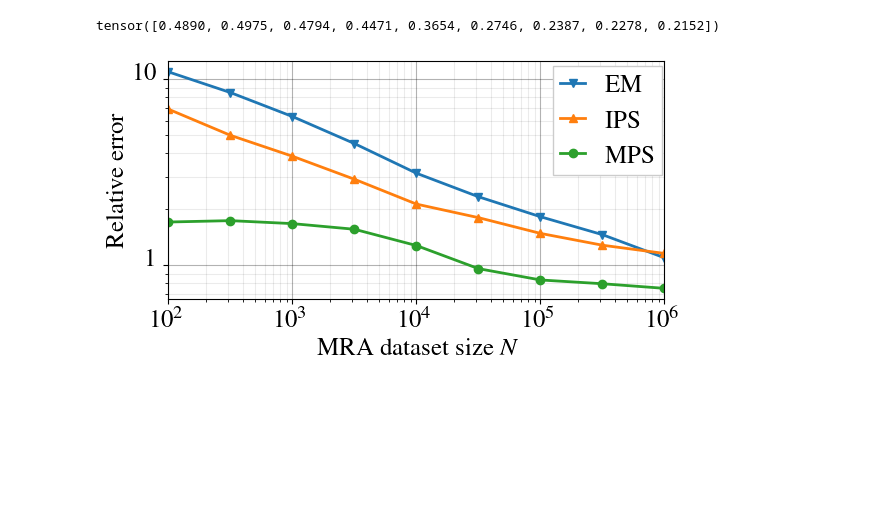
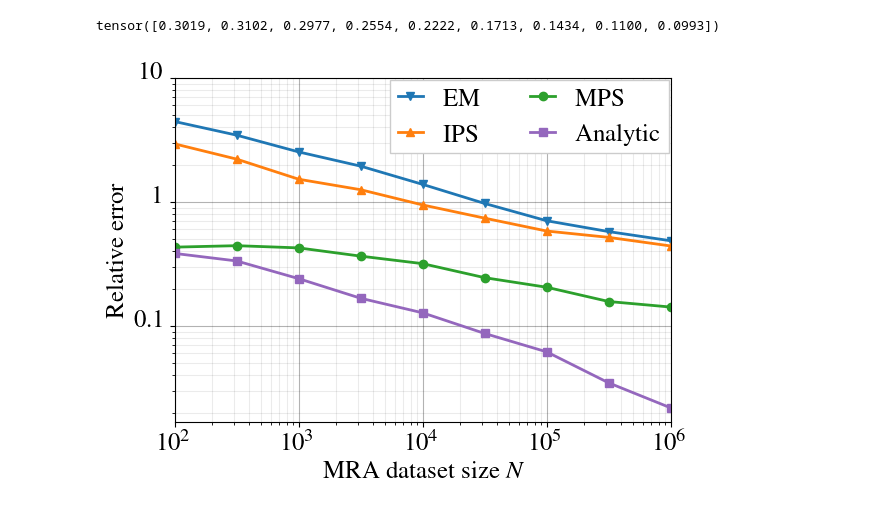
Before and after one commit to lepamacka/MRA_signalrecovery, a Jupyter notebook: src/major_plotting.ipynb, the cells around one changed output. Saved outputs shown, nothing was run; the diff lists cells and outputs as text; code cells hidden in the pictures; blank space fills up the shorter version.

```diff
--- a/src/major_plotting.ipynb
+++ b/src/major_plotting.ipynb
@@ -24,10 +24,11 @@ learned_model_type = "conv" # "conv", "mlp"
 hidden_layers = 8
 hidden_dim = 4
 embed_dim = 64
-signal_sampler_type = "bell" # "hat", "loop", "mlt", "bell"
+signal_sampler_type = "hat" # "hat", "loop", "mlt", "bell"
+type_addendum = ""
 # type_addendum = "_2"
-type_addendum = "_(big)"
-signal_scale = 3.0
+# type_addendum = "_(big)"
+signal_scale = 1.0
 signal_center = True
 
 use_alt_posterior = False
@@ -92,7 +93,7 @@ for M in M_vals:
         LOAD_PATH = MODEL_PATH+f"runs/{signal_sampler_type}{type_addendum}/{M}_samples/run_{loadidx}/"
         LOAD_PATH_2 = MODEL_PATH_2+f"runs/{alt_signal_sampler_typ}/{M}_samples/run_{loadidx}/"
         if not os.path.exists(LOAD_PATH):
-            raise ValueError
+            raise ValueError(f"Path does not exist:{LOAD_PATH}")
         aligned_posterior_est_list.append(torch.load(
             LOAD_PATH+"aligned_posterior_est_list.pt",
             map_location=torch.device('cpu'),
@@ -156,6 +157,9 @@ signal_EM_rmsds = torch.stack(signal_EM_rmsds).to(device)
 if use_alt_posterior:
     aligned_posterior2_ests = torch.stack(aligned_posterior2_ests).to(device)
     posterior2_est_rmsds = torch.stack(posterior2_est_rmsds).to(device)
+# %%
+if signal_sampler_type == "hat":
+    analytic_relative_errors = torch.load(MODEL_PATH+f"runs/{signal_sampler_type}{type_addendum}/" + "analytic_relative_errors.pt", map_location=torch.device('cpu'))
 # %%
 posterior_est_diffnorm_avg = posterior_est_rmsds.mean(dim=1)
 signal_IPS_diffnorm_avg = signal_IPS_rmsds.mean(dim=1)
@@ -174,7 +178,7 @@ print(posterior_est_diffnorm_avg)
 if use_alt_posterior:
     print(posterior2_est_diffnorm_avg)
 # %% [output]
-tensor([0.4890, 0.4975, 0.4794, 0.4471, 0.3654, 0.2746, 0.2387, 0.2278, 0.2152])
+tensor([0.3019, 0.3102, 0.2977, 0.2554, 0.2222, 0.1713, 0.1434, 0.1100, 0.0993])
 # %%
 ## Visualization
 
@@ -218,8 +222,20 @@ if len(M_vals) > 1:
         linewidth=2,
         marker="o",
     )
+
+    if signal_sampler_type == "hat":
+        ax_l.loglog(
+            M_vals,
+            analytic_relative_errors,
+            color="tab:purple",
+            linewidth=2,
+            marker="s",
+        )
+
     if use_alt_posterior:
         legend_list = ["EM", "IPS", "MPS (mis)", "MPS (corr)"]
+        if signal_sampler_type == "hat":
+            legend_list.append("Analytic")
         ax_l.legend(
             legend_list,
             fontsize=plot_fontsize,
@@ -230,36 +246,39 @@ if len(M_vals) > 1:
             borderpad=0.3,
             handlelength=1.,
             ncols=2,
             columnspacing=1.0,
         )
     else:
         legend_list = ["EM", "IPS", "MPS"]
+        if signal_sampler_type == "hat":
+            legend_list.append("Analytic")
         ax_l.legend(
             legend_list,
             fontsize=plot_fontsize,
             loc='upper right',
             fancybox=False,
             framealpha=1.,
+            ncols=2,
             bbox_to_anchor=(1.021, 1.03, 0, 0),
             borderpad=0.3,
             handlelength=1.,
         )
 
     ax_l.set_xlim(10**2, 10**6)
     # ax_l.set_ylim()
     ax_l.set_ylabel("Relative error")
     ax_l.set_xlabel("MRA dataset size~$N$")
     ax_l.grid(which="major", color="k", alpha=0.3)
     ax_l.grid(which="minor", color="k", alpha=0.08)
     # ax_l.set_yticks([0.1, 1])
     # ax_l.set_yticklabels(["0.1", "1"])
-    ax_l.set_yticks([1, 10])
-    ax_l.set_yticklabels(["1", "10"])
+    ax_l.set_yticks([0.1, 1, 10])
+    ax_l.set_yticklabels(["0.1", "1", "10"])
     for tick in ax_l.yaxis.get_majorticklabels():
         tick.set_verticalalignment("baseline")
-    ax_l.set_aspect(1.5)
+    ax_l.set_aspect(.9)
     # fig_l.tight_layout()
-    plt.savefig(FIG_PATH + f'errloglog_{signal_sampler_type}.png')
-    plt.savefig(FIG_PATH + f'errloglog_{signal_sampler_type}.pdf')
+    plt.savefig(FIG_PATH + f'errloglog_{signal_sampler_type}_analytic.png')
+    plt.savefig(FIG_PATH + f'errloglog_{signal_sampler_type}_analytic.pdf')
 # %% [output]
-[figure, old version]
+[figure, new version]
```
Also changed, not shown: parts of 3 cells of this notebook, 6 other files.
